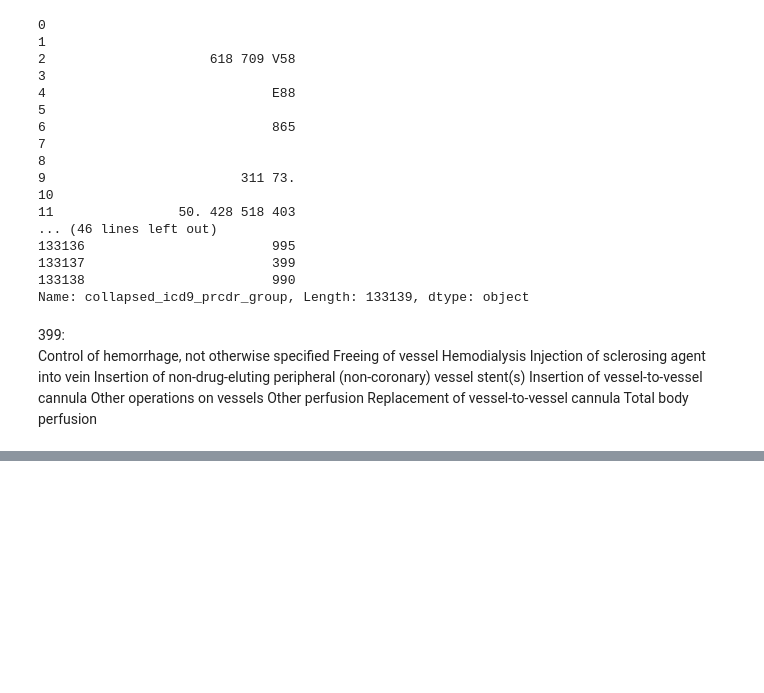
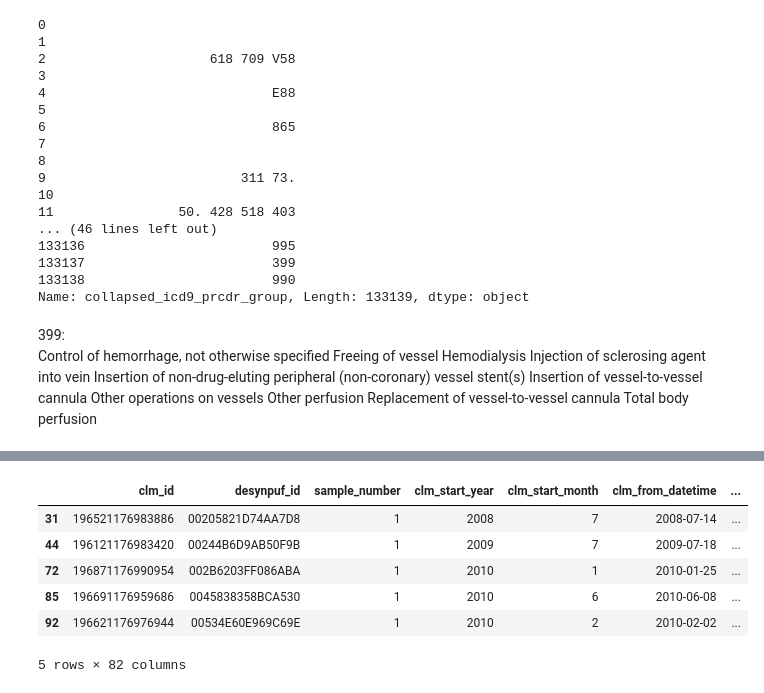
Before and after one commit to mwiener09/medicare-fraud-investigation, a Jupyter notebook: create-impatient-df-clean.ipynb, the cells around one changed output, grey strips where cells are left out. Saved outputs shown, nothing was run; the diff lists cells and outputs as text; code cells hidden in the pictures; blank space fills up the shorter version.

```diff
--- a/create-impatient-df-clean.ipynb
+++ b/create-impatient-df-clean.ipynb
@@ -374,0 +402,10 @@ Series([], Name: collapsed_icd9_prcdr_group, dtype: int64)
+# %%
+model_df.head()
+# %% [output]
+|  | clm_id | desynpuf_id | sample_number | clm_start_year | clm_start_month | clm_from_datetime | ... |
+| 31 | 196521176983886 | 00205821D74AA7D8 | 1 | 2008 | 7 | 2008-07-14 | ... |
+| 44 | 196121176983420 | 00244B6D9AB50F9B | 1 | 2009 | 7 | 2009-07-18 | ... |
+| 72 | 196871176990954 | 002B6203FF086ABA | 1 | 2010 | 1 | 2010-01-25 | ... |
+| 85 | 196691176959686 | 0045838358BCA530 | 1 | 2010 | 6 | 2010-06-08 | ... |
+| 92 | 196621176976944 | 00534E60E969C69E | 1 | 2010 | 2 | 2010-02-02 | ... |
+5 rows × 82 columns
```
Also changed, not shown: parts of 3 cells of this notebook.
